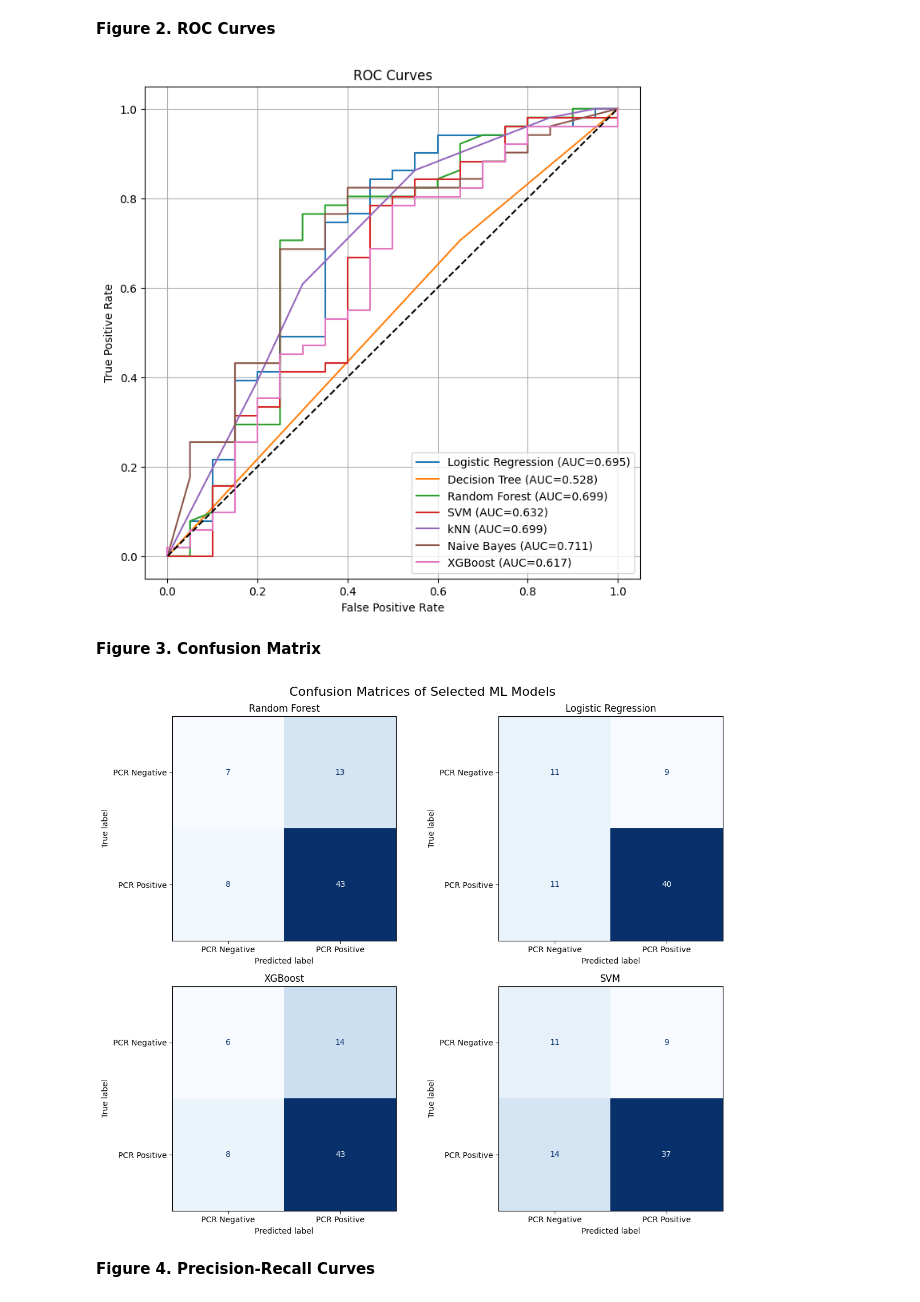
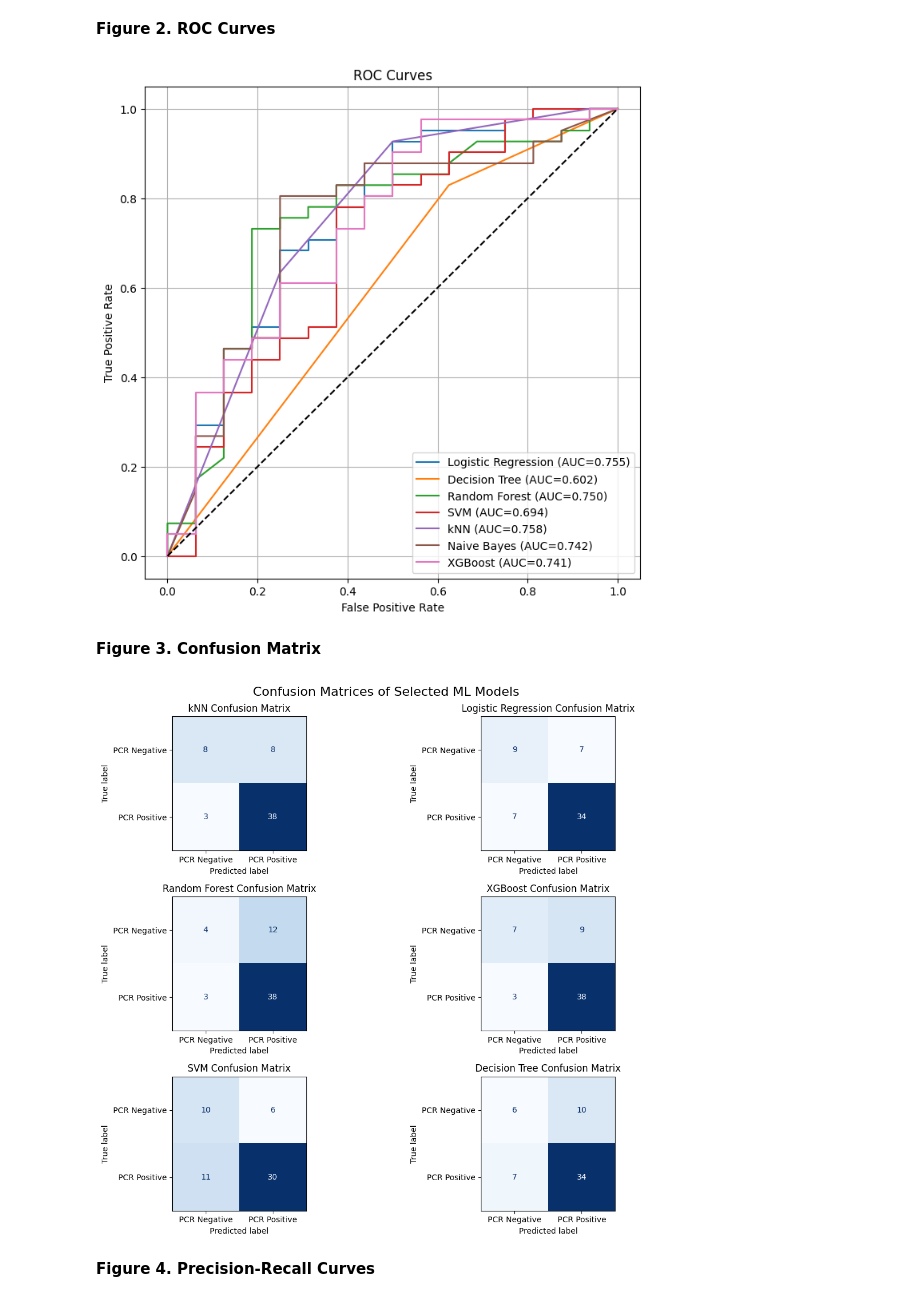
Before and after one commit to qaiserfatmi/Dengue, a Jupyter notebook: Dengue_ML_Analysis_New.ipynb, the cells around one changed output. Cells and saved outputs as stored; diff of their text form; code cells hidden in the pictures.

```diff
--- a/Dengue_ML_Analysis_New.ipynb
+++ b/Dengue_ML_Analysis_New.ipynb
@@ -309,7 +309,8 @@ admin_drop_cols = [
 
 X = X.drop(columns=admin_drop_cols, errors="ignore")
 
-# Remove variables you do not want to use in the model
+
+# Remove non-preferred demographic, study-design, and environmental variables
 unwanted_cols = [
     "year",
     "aim",
@@ -321,6 +322,21 @@ unwanted_cols = [
 
 X = X.drop(columns=unwanted_cols, errors="ignore")
 
+
+# Remove outcome/triage/management/redundant variables
+extra_remove_cols = [
+    "inpatient_outpatient",
+    "hospitalization",
+    "days_of_hospitalization",
+    "platelet_transfusion",
+    "currently_symptomatic",
+    "days_of_illness",
+    "gender"
+]
+
+X = X.drop(columns=extra_remove_cols, errors="ignore")
+
+
 print("Final X shape after correction:", X.shape)
 print("Remaining columns:")
 print(X.columns.tolist())
@@ -384,7 +400,7 @@ preprocessor = ColumnTransformer(
 X_train, X_test, y_train, y_test = train_test_split(
     X_fixed,
     y,
-    test_size=0.25,
+    test_size=0.20,
     random_state=42,
     stratify=y
 )
@@ -558,7 +574,7 @@ plt.legend()
 plt.grid()
 plt.show()
 # %% [output]
-[figure, old version]
+[figure, new version]
 # %% [markdown]
 **Figure 3. Confusion Matrix**
 # %%
@@ -566,10 +582,18 @@ from sklearn.metrics import ConfusionMatrixDisplay
 import matplotlib.pyplot as plt
 
 models_cm = {
-    "Random Forest": RandomForestClassifier(random_state=42),
+    "kNN": KNeighborsClassifier(
+        n_neighbors=5
+    ),
 
     "Logistic Regression": LogisticRegression(
         max_iter=1000,
+        class_weight="balanced"
+    ),
+
+    "Random Forest": RandomForestClassifier(
+        n_estimators=300,
+        random_state=42,
         class_weight="balanced"
     ),
 
@@ -587,38 +611,42 @@ models_cm = {
         probability=True,
         class_weight="balanced",
         random_state=42
+    ),
+    "Decision Tree": DecisionTreeClassifier(
+    random_state=42,
+    class_weight="balanced"
     )
 }
 
-fig, axes = plt.subplots(2, 2, figsize=(12, 10))
+fig, axes = plt.subplots(3, 2, figsize=(12, 10))
 axes = axes.ravel()
 
 for ax, (name, model) in zip(axes, models_cm.items()):
 
     clf = Pipeline([
         ("preprocessor", preprocessor),
         ("model", model)
     ])
 
     clf.fit(X_train, y_train)
 
     ConfusionMatrixDisplay.from_estimator(
         clf,
         X_test,
         y_test,
         display_labels=["PCR Negative", "PCR Positive"],
         cmap="Blues",
         ax=ax,
         colorbar=False
     )
 
-    ax.set_title(name)
+    ax.set_title(f"{name} Confusion Matrix")
 
 plt.suptitle("Confusion Matrices of Selected ML Models", fontsize=16)
 plt.tight_layout()
 plt.show()
 # %% [output]
-[figure, old version]
+[figure, new version]
 # %% [markdown]
 **Figure 4. Precision-Recall Curves**
 # %%
```
Also changed, not shown: parts of 13 cells of this notebook.
